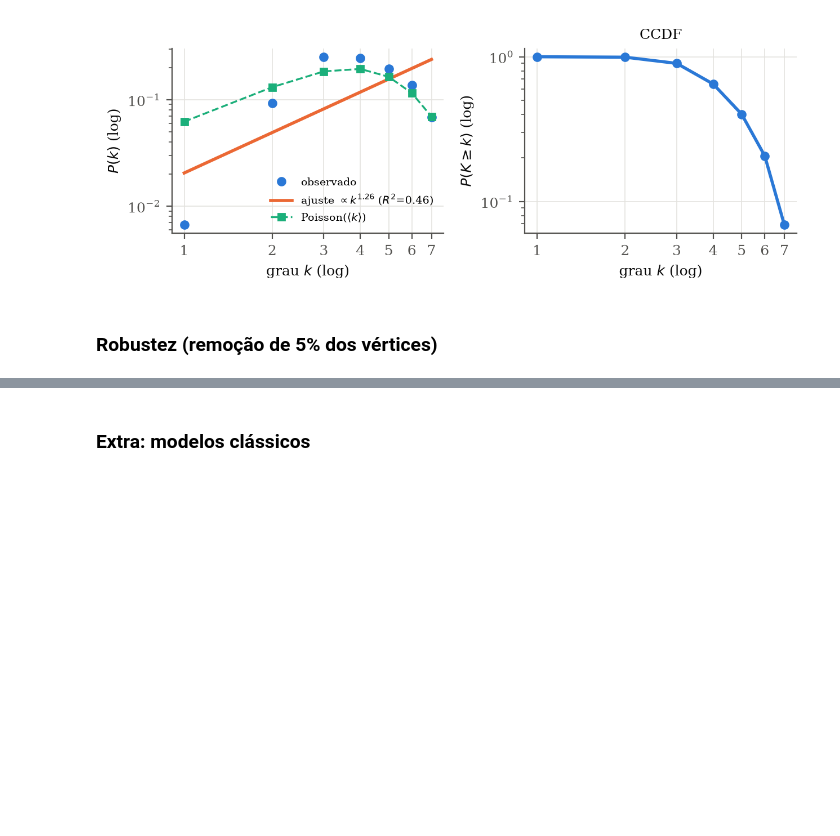
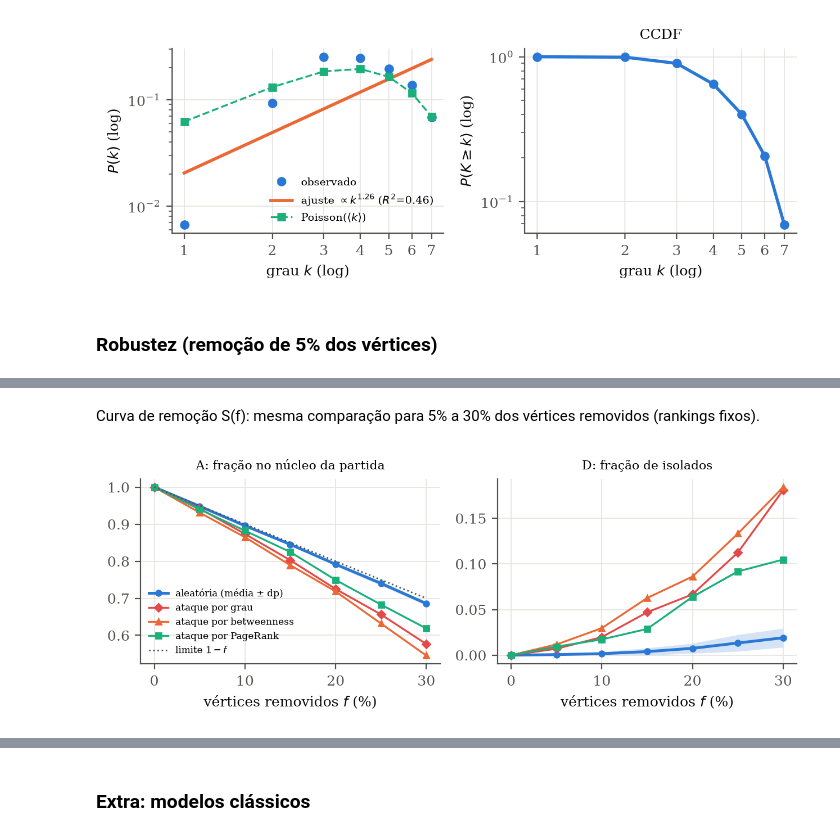
Before and after one commit to NadsonSantana/GrafoG16, a Jupyter notebook: notebooks/analise.ipynb, the cells around one changed output, grey strips where cells are left out. Saved outputs shown, nothing was run; the diff lists cells and outputs as text; code cells hidden in the pictures; blank space fills up the shorter version.

```diff
--- a/notebooks/analise.ipynb
+++ b/notebooks/analise.ipynb
@@ -200,0 +201,6 @@ display(Image(FIG / "robustez.png"))
+# %% [markdown]
+Curva de remoção S(f): mesma comparação para 5% a 30% dos vértices removidos (rankings fixos).
+# %%
+display(Image(FIG / "robustez_curva.png"))
+# %% [output]
+[figure, added]
```
Also changed, not shown: parts of 8 cells of this notebook, 39 other files.
